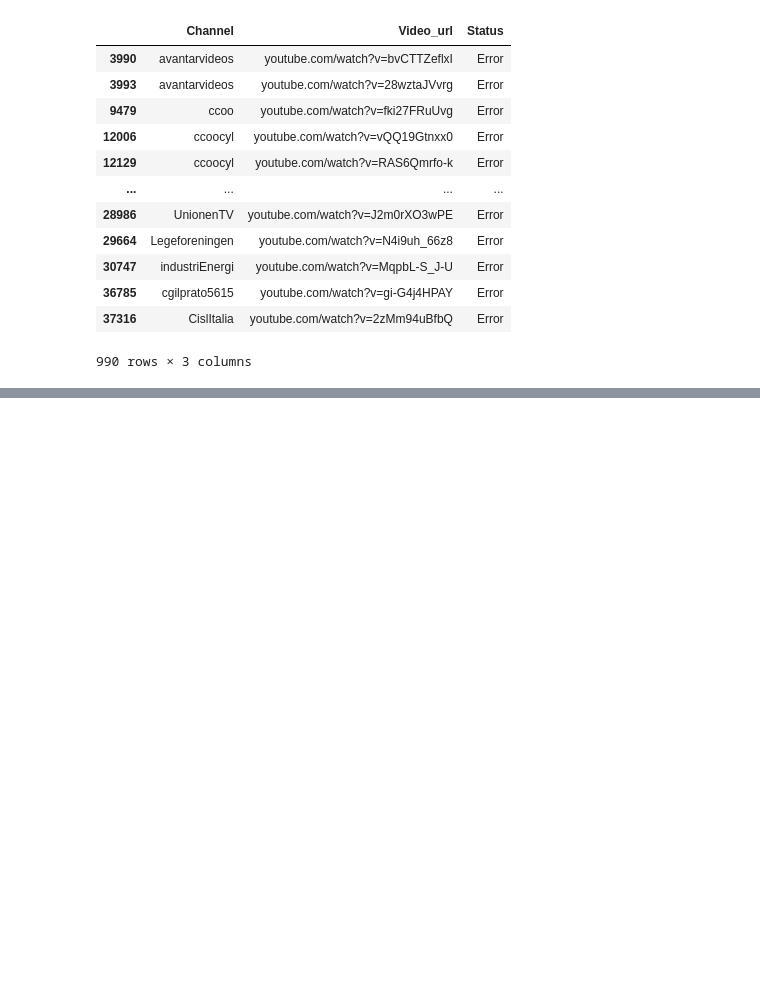
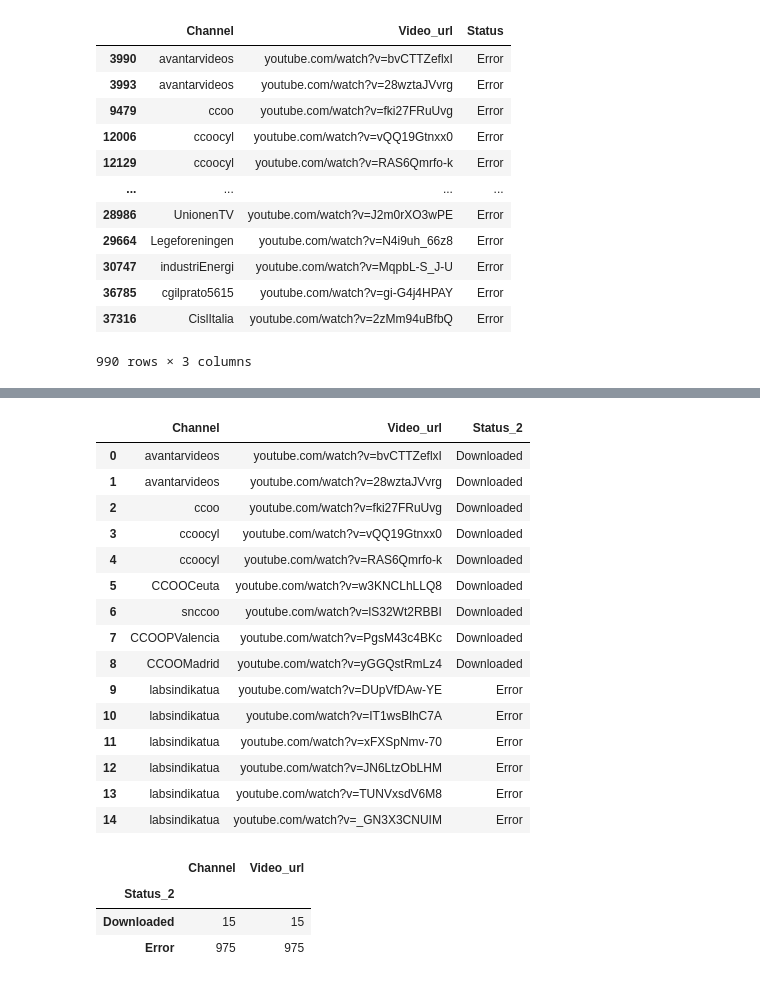
Before and after one commit to DaliaO15/CDHU-katrin_youtube, a Jupyter notebook: prototyping/downloads_analysis.ipynb, the cells around one changed output, grey strips where cells are left out. Saved outputs shown, nothing was run; the diff lists cells and outputs as text; code cells hidden in the pictures; blank space fills up the shorter version.

```diff
--- a/prototyping/downloads_analysis.ipynb
+++ b/prototyping/downloads_analysis.ipynb
@@ -96,0 +110,26 @@ pd.read_parquet('downloads_status_re-try.parquet')
+# %%
+retry_info[0:15]
+# %% [output]
+|  | Channel | Video_url | Status_2 |
+| 0 | avantarvideos | youtube.com/watch?v=bvCTTZeflxI | Downloaded |
+| 1 | avantarvideos | youtube.com/watch?v=28wztaJVvrg | Downloaded |
+| 2 | ccoo | youtube.com/watch?v=fki27FRuUvg | Downloaded |
+| 3 | ccoocyl | youtube.com/watch?v=vQQ19Gtnxx0 | Downloaded |
+| 4 | ccoocyl | youtube.com/watch?v=RAS6Qmrfo-k | Downloaded |
+| 5 | CCOOCeuta | youtube.com/watch?v=w3KNCLhLLQ8 | Downloaded |
+| 6 | snccoo | youtube.com/watch?v=lS32Wt2RBBI | Downloaded |
+| 7 | CCOOPValencia | youtube.com/watch?v=PgsM43c4BKc | Downloaded |
+| 8 | CCOOMadrid | youtube.com/watch?v=yGGQstRmLz4 | Downloaded |
+| 9 | labsindikatua | youtube.com/watch?v=DUpVfDAw-YE | Error |
+| 10 | labsindikatua | youtube.com/watch?v=IT1wsBlhC7A | Error |
+| 11 | labsindikatua | youtube.com/watch?v=xFXSpNmv-70 | Error |
+| 12 | labsindikatua | youtube.com/watch?v=JN6LtzObLHM | Error |
+| 13 | labsindikatua | youtube.com/watch?v=TUNVxsdV6M8 | Error |
+| 14 | labsindikatua | youtube.com/watch?v=_GN3X3CNUIM | Error |
+# %%
+retry_info.groupby(by = ['Status_2'], dropna=True).count()
+# %% [output]
+|  | Channel | Video_url |
+| Status_2 |  |  |
+| Downloaded | 15 | 15 |
+| Error | 975 | 975 |
```
Also changed, not shown: parts of 10 cells of this notebook.
